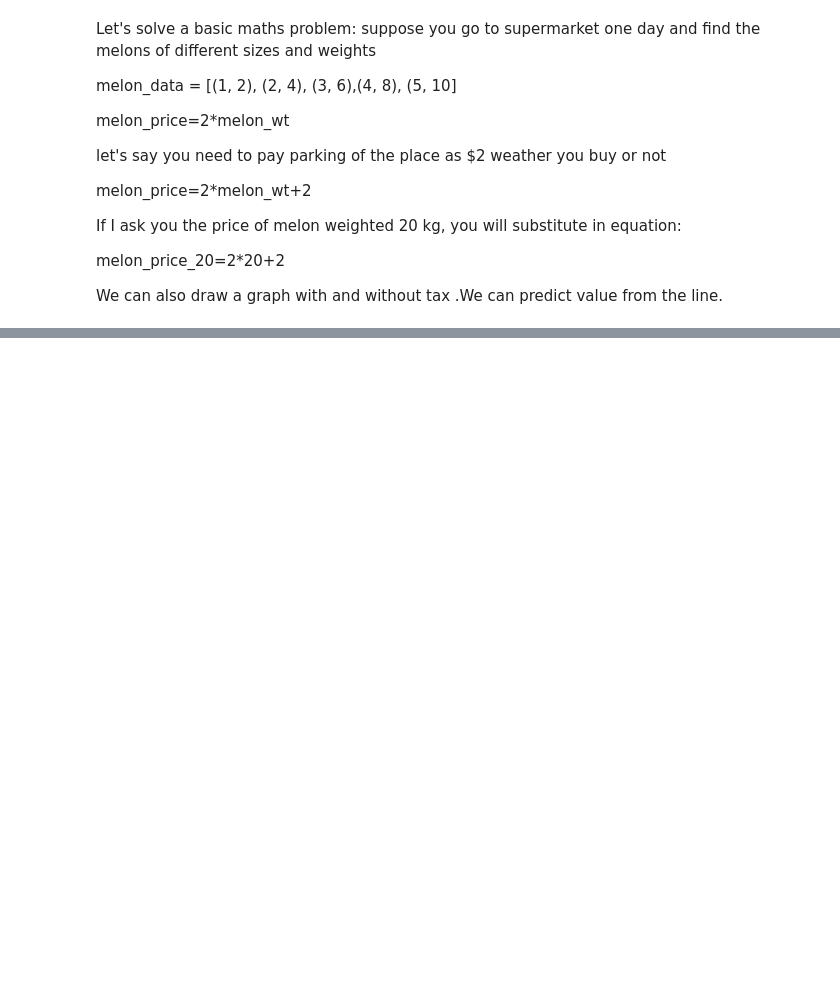
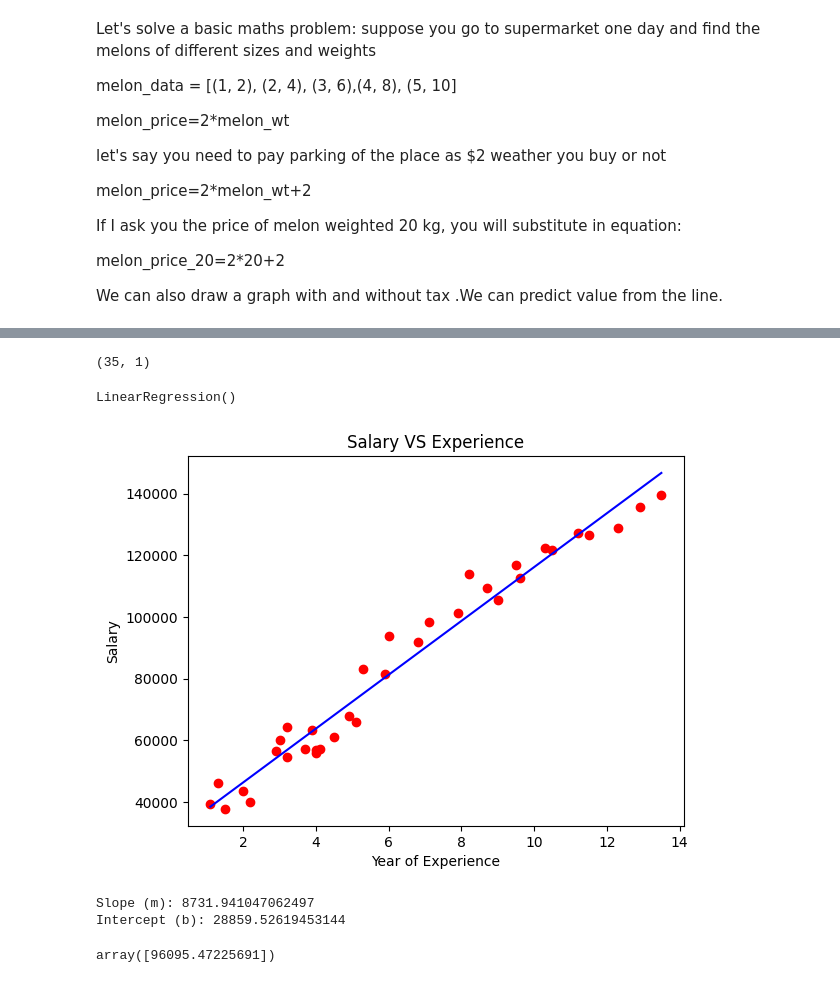
Before and after one commit to anuradha-datascience/machine-learning, a Jupyter notebook: MachineLearningforBeginners_Part_1_Linear_Regression.ipynb, the cells around one changed output, grey strips where cells are left out. Saved outputs shown, nothing was run; the diff lists cells and outputs as text; code cells hidden in the pictures; blank space fills up the shorter version.

```diff
--- a/MachineLearningforBeginners_Part_1_Linear_Regression.ipynb
+++ b/MachineLearningforBeginners_Part_1_Linear_Regression.ipynb
@@ -133,0 +169,45 @@ memory usage: 288.0 bytes
+# %%
+from sklearn.linear_model import LinearRegression
+model = LinearRegression()
+X = df.iloc[:, :-1].values #get a copy of dataset exclude last column
+y = df.iloc[:, 1].values #get array of dataset in column 1st
+#input features need to be in 2-D shappe
+X.shape
+# %% [output]
+(35, 1)
+# %%
+#training the model
+model.fit(X, y)
+# %% [output]
+LinearRegression()
+# %%
+# Visualizing the Training set results
+
+plt.scatter(X, y, color='red')
+plt.plot(X, model.predict(X), color='blue')
+plt.title('Salary VS Experience')
+plt.xlabel('Year of Experience')
+plt.ylabel('Salary')
+plt.show()
+# %% [output]
+[figure, added]
+# %%
+# Extract the coefficients
+m = model.coef_[0]  # Slope
+b = model.intercept_  # Intercept
+
+print("Slope (m):", m)
+print("Intercept (b):", b)
+# %% [output]
+Slope (m): 8731.941047062497
+Intercept (b): 28859.52619453144
+# %%
+import numpy as np
+X_pred = np.array([[7.7]])
+
+# Make predictions
+prediction = model.predict(X_pred)
+prediction
+#check value by replacing y=mx+b using above slope and intercept
+# %% [output]
+array([96095.47225691])
```
Also changed, not shown: parts of 6 cells of this notebook.
